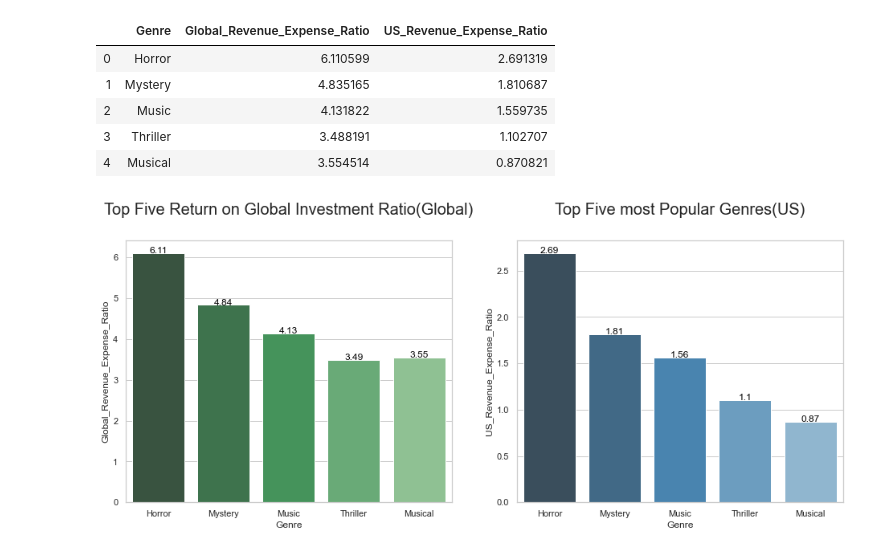
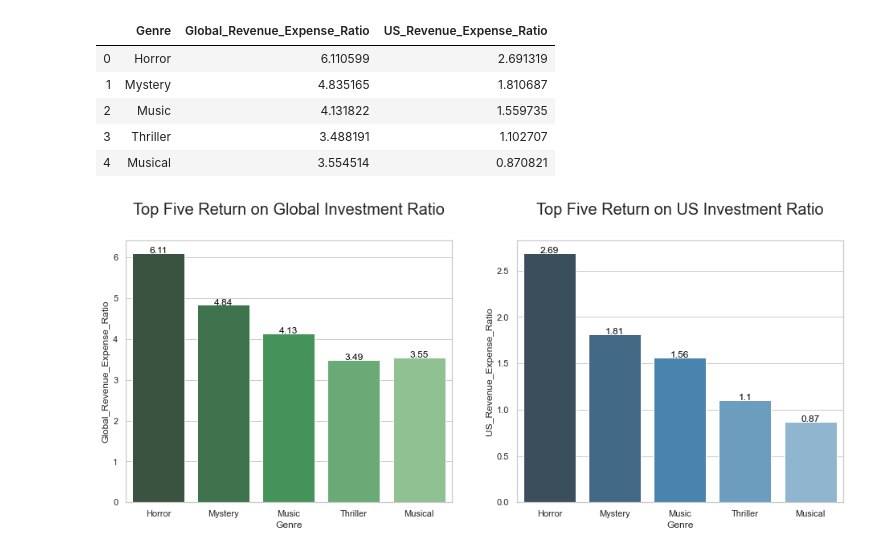
Before and after one commit to na-na15/dsc-mod-1-project-v2-1-onl01-dtsc-pt-030220, a Jupyter notebook: analyze.ipynb, the cells around one changed output. Saved outputs shown, nothing was run; the diff lists cells and outputs as text; code cells hidden in the pictures.

```diff
--- a/analyze.ipynb
+++ b/analyze.ipynb
@@ -227,20 +255,20 @@ top_five_Return_investment_df
 # %%
 
 fig, (ax1, ax2) = plt.subplots(1, 2, figsize=(16, 6))
 sns.set(style="whitegrid")
 
 
 
 sns.barplot(x="Genre", y="Global_Revenue_Expense_Ratio", data= top_five_Return_investment_df , palette="Greens_d", ax=ax1)
-ax1.set_title('Top Five Return on Global Investment Ratio(Global)', y=1.2, fontsize=20, ha='center').set_position([0.5,1.08])
+ax1.set_title('Top Five Return on Global Investment Ratio', y=1.2, fontsize=20, ha='center').set_position([0.5,1.08])
 for index, row in top_five_Return_investment_df.iterrows():
     ax1.text(row.name,row.Global_Revenue_Expense_Ratio, round(row.Global_Revenue_Expense_Ratio,2), color='black', ha="center")
 
 
 
 sns.barplot(x="Genre", y="US_Revenue_Expense_Ratio", data= top_five_Return_investment_df, palette="Blues_d", ax=ax2)
-ax2.set_title('Top Five most Popular Genres(US)', y=1.2, fontsize=20, ha='center').set_position([0.5,1.08])
+ax2.set_title('Top Five Return on US Investment Ratio', y=1.2, fontsize=20, ha='center').set_position([0.5,1.08])
 for index, row in top_five_Return_investment_df.iterrows():
     ax2.text(row.name,row.US_Revenue_Expense_Ratio, round(row.US_Revenue_Expense_Ratio,2), color='black', ha="center")
 # %% [output]
-[figure, old version]
+[figure, new version]
```
Also changed, not shown: parts of 19 cells of this notebook, 2 other files.
